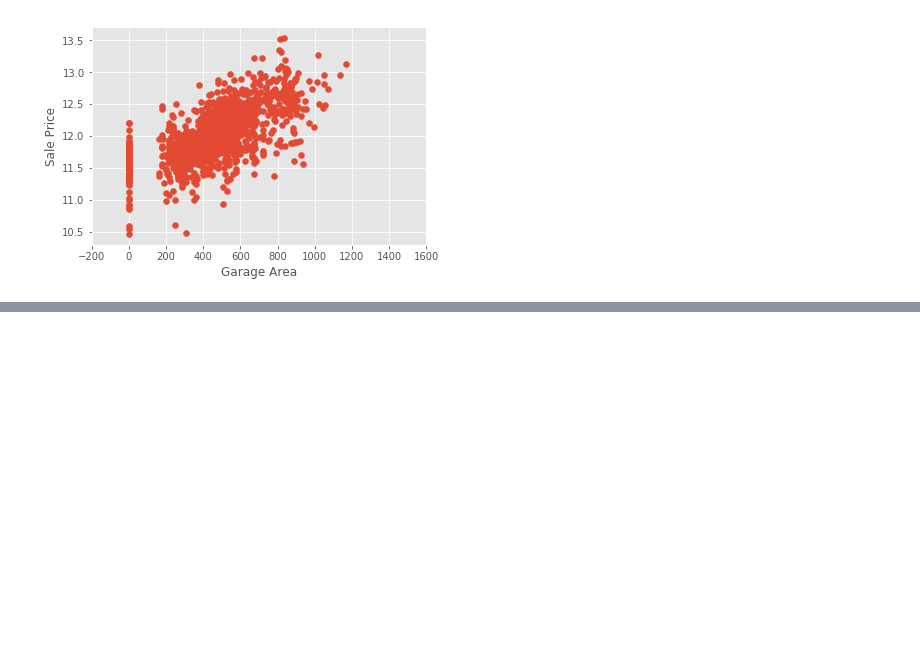
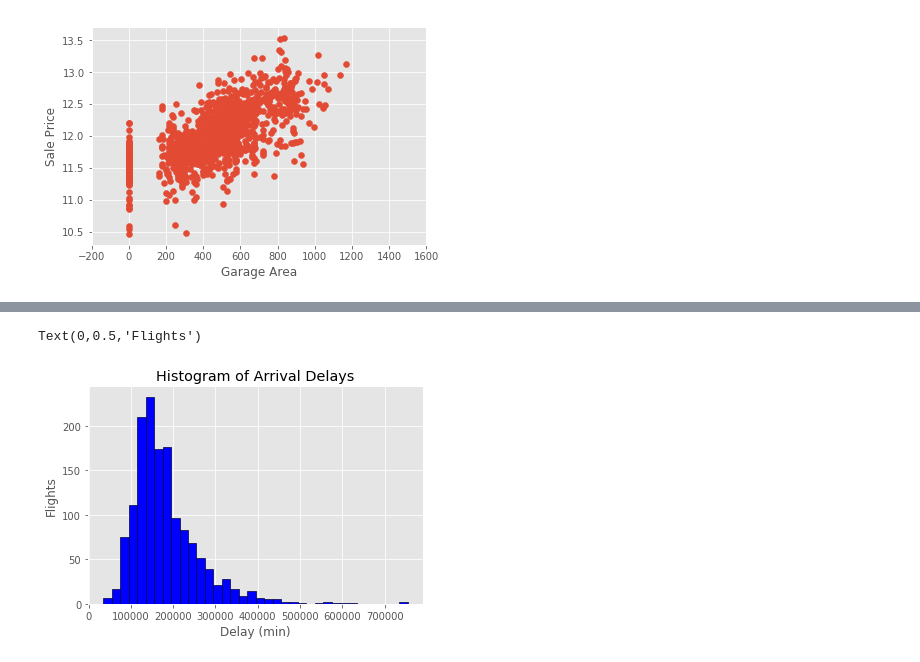
Before and after one commit to jchudb93/kaggle-house-prices, a Jupyter notebook: notebooks/1.0-initial-exploration.ipynb, the cells around one changed output, grey strips where cells are left out. Cells and saved outputs as stored; diff of their text form; code cells hidden in the pictures; blank space fills up the shorter version.

```diff
--- a/notebooks/1.0-initial-exploration.ipynb
+++ b/notebooks/1.0-initial-exploration.ipynb
@@ -189,0 +254,15 @@ plt.show()
+# %%
+plt.hist(train['SalePrice'], color = 'blue', edgecolor = 'black',
+         bins = int(180/5))
+
+# seaborn histogram
+sns.distplot(train['SalePrice'], hist=True, kde=False,
+             bins=int(180/5), color = 'blue',
+             hist_kws={'edgecolor':'black'})
+# Add labels
+plt.title('Histogram of Arrival Delays')
+plt.xlabel('Delay (min)')
+plt.ylabel('Flights')
+# %% [output]
+Text(0,0.5,'Flights')
+[figure, added]
```
Also changed, not shown: parts of 37 cells of this notebook, 2 other files.
